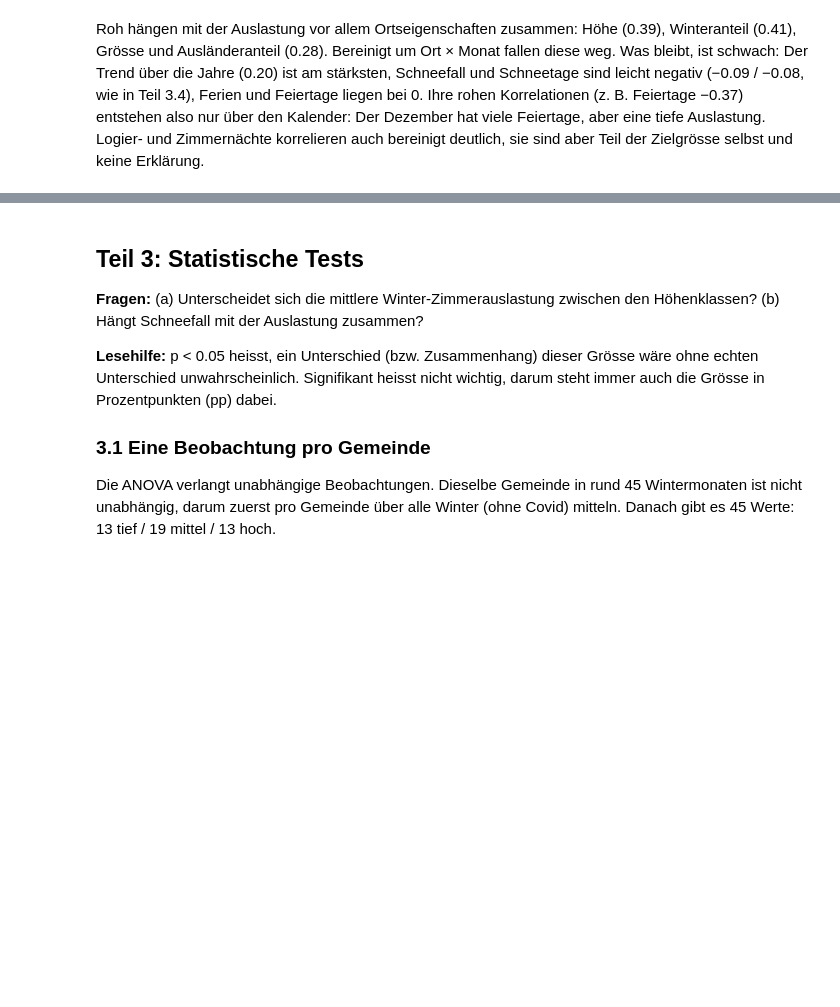
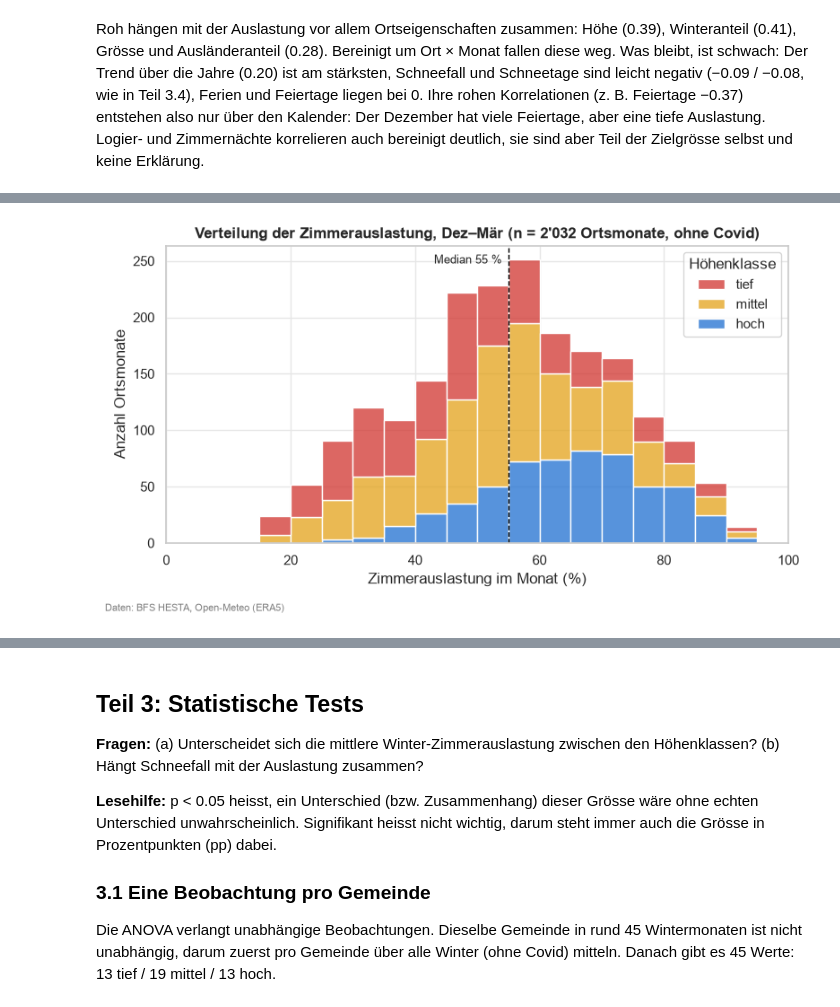
Before and after one commit to aakset/wintertourismus-schnee, a Jupyter notebook: notebooks/04_eda_tests_karte.ipynb, the cells around one changed output, grey strips where cells are left out. Saved outputs shown, nothing was run; the diff lists cells and outputs as text; code cells hidden in the pictures; blank space fills up the shorter version.

```diff
--- a/notebooks/04_eda_tests_karte.ipynb
+++ b/notebooks/04_eda_tests_karte.ipynb
@@ -410,0 +430,14 @@ folgt
+# %%
+fig, ax = plt.subplots(figsize=(8, 4.5))
+sns.histplot(data=d, x="zimmerauslastung", hue="hoehenklasse", hue_order=KLASSEN, palette=FARBEN,
+             multiple="stack", binwidth=5, binrange=(0, 100), edgecolor="white", linewidth=1, ax=ax)
+med = d.zimmerauslastung.median()
+ax.axvline(med, color="black", linestyle="--", linewidth=1)
+ax.text(med - 1, ax.get_ylim()[1] * 0.97, f"Median {med:.0f} %", fontsize=9, va="top", ha="right")
+ax.set(xlim=(0, 100), xlabel="Zimmerauslastung im Monat (%)", ylabel="Anzahl Ortsmonate",
+       title=f"Verteilung der Zimmerauslastung, Dez–Mär (n = {len(d):,} Ortsmonate, ohne Covid)".replace(f"{len(d):,}", f"{len(d):,}".replace(",", "'")))
+ax.get_legend().set_title("Höhenklasse")
+speichern(fig, "hist_auslastung")
+plt.show()
+# %% [output]
+[figure, added]
```
Also changed, not shown: parts of 16 cells of this notebook, 9 other files.
